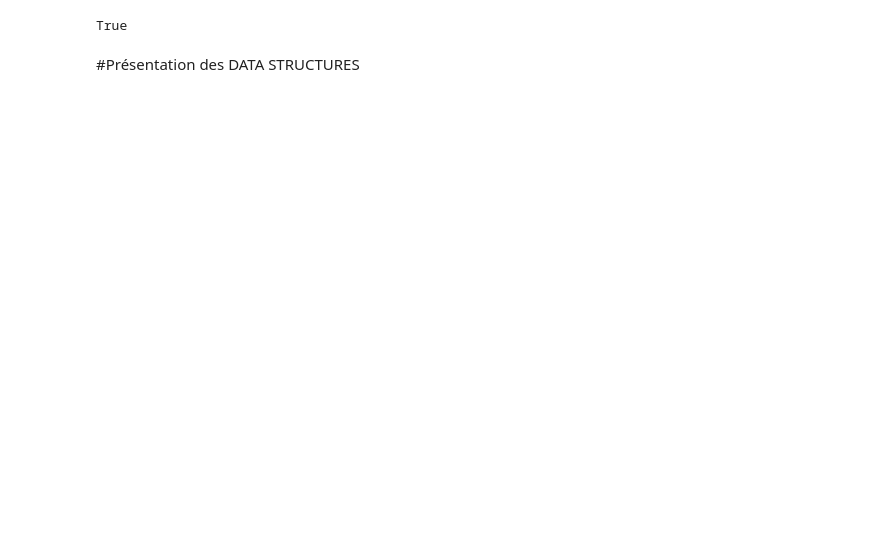
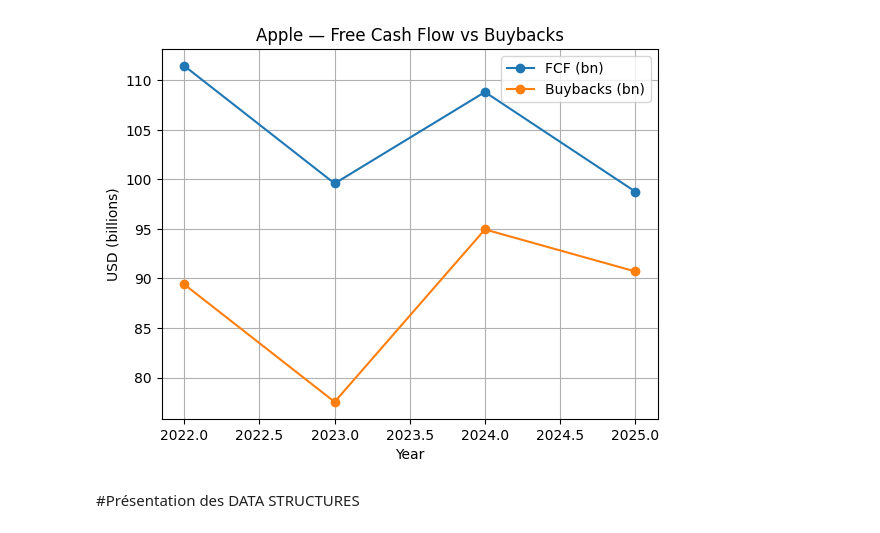
Before and after one commit to naoufalouahmiden-dev/IAE_METZ_2026_DATA_AUDIT, a Jupyter notebook: SCRISPTS/analyse_bourse.ipynb, the cells around one changed output. Cells and saved outputs as stored; diff of their text form; code cells hidden in the pictures; blank space fills up the shorter version.

```diff
--- a/SCRISPTS/analyse_bourse.ipynb
+++ b/SCRISPTS/analyse_bourse.ipynb
@@ -38,8 +189,15 @@ pi
 # %%
-is_cool = True
-is_cool
+plt.figure()
+plt.plot(data.index, data["fcf"]/1e9, marker="o", label="FCF (bn)")
+plt.plot(data.index, abs(data["buybacks"])/1e9, marker="o", label="Buybacks (bn)")
+plt.title("Apple — Free Cash Flow vs Buybacks")
+plt.xlabel("Year")
+plt.ylabel("USD (billions)")
+plt.legend()
+plt.grid(True)
+plt.show()
 # %% [output]
-True
+[figure, added]
 # %% [markdown]
 #Présentation des DATA STRUCTURES
 # %%
```
Also changed, not shown: parts of 21 cells of this notebook, 11 other files.
